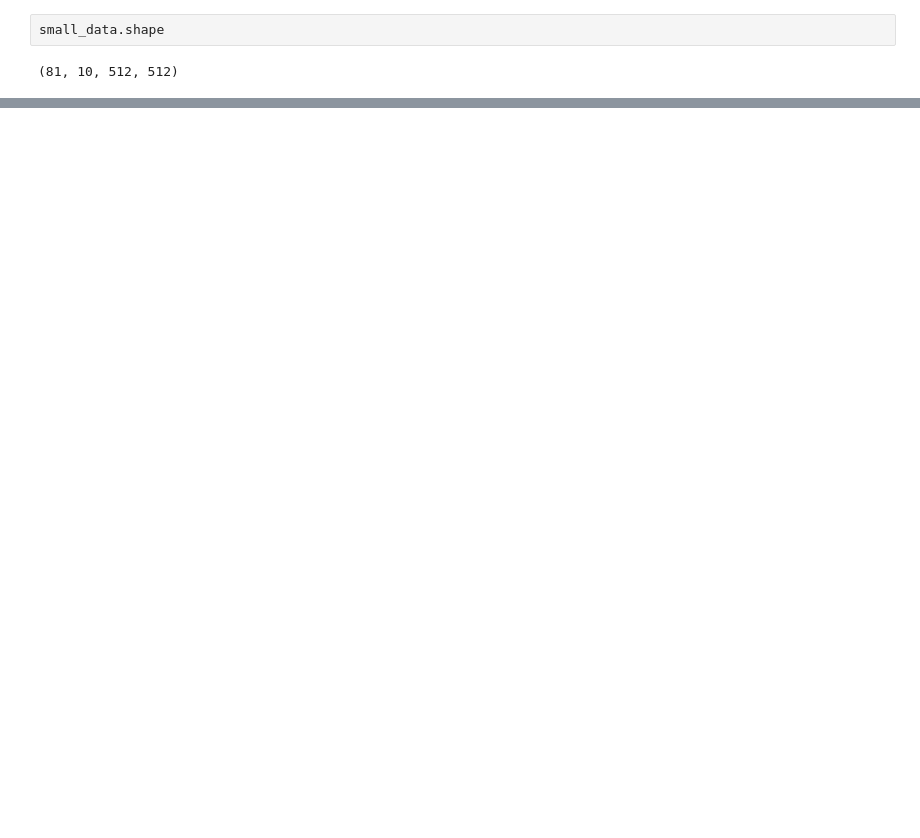
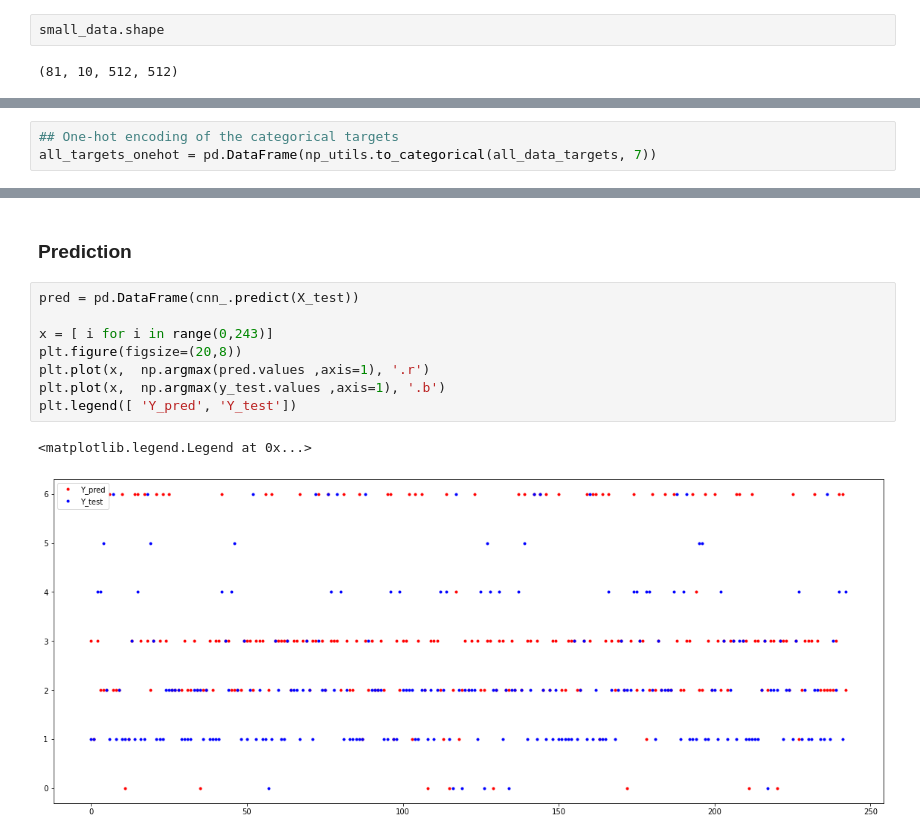
Before and after one commit to Majid-Sohrabi/PINN-medical-diagnostic, a Jupyter notebook: PINN-medical-diagnostic.ipynb, the cells around one changed output, grey strips where cells are left out. Cells and saved outputs as stored; diff of their text form; blank space fills up the shorter version.

```diff
--- a/PINN-medical-diagnostic.ipynb
+++ b/PINN-medical-diagnostic.ipynb
@@ -344,0 +98,3 @@ weighted avg       0.69      0.69      0.69     10000
+# %%
+## One-hot encoding of the categorical targets
+all_targets_onehot = pd.DataFrame(np_utils.to_categorical(all_data_targets, 7))
@@ -344,0 +218,13 @@ weighted avg       0.69      0.69      0.69     10000
+# %% [markdown]
+### Prediction
+# %%
+pred = pd.DataFrame(cnn_.predict(X_test))
+
+x = [ i for i in range(0,243)]
+plt.figure(figsize=(20,8))
+plt.plot(x,  np.argmax(pred.values ,axis=1), '.r')
+plt.plot(x,  np.argmax(y_test.values ,axis=1), '.b')
+plt.legend([ 'Y_pred', 'Y_test'])
+# %% [output]
+<matplotlib.legend.Legend at 0x...>
+[figure, added]
```
Also changed, not shown: parts of 53 cells of this notebook.
